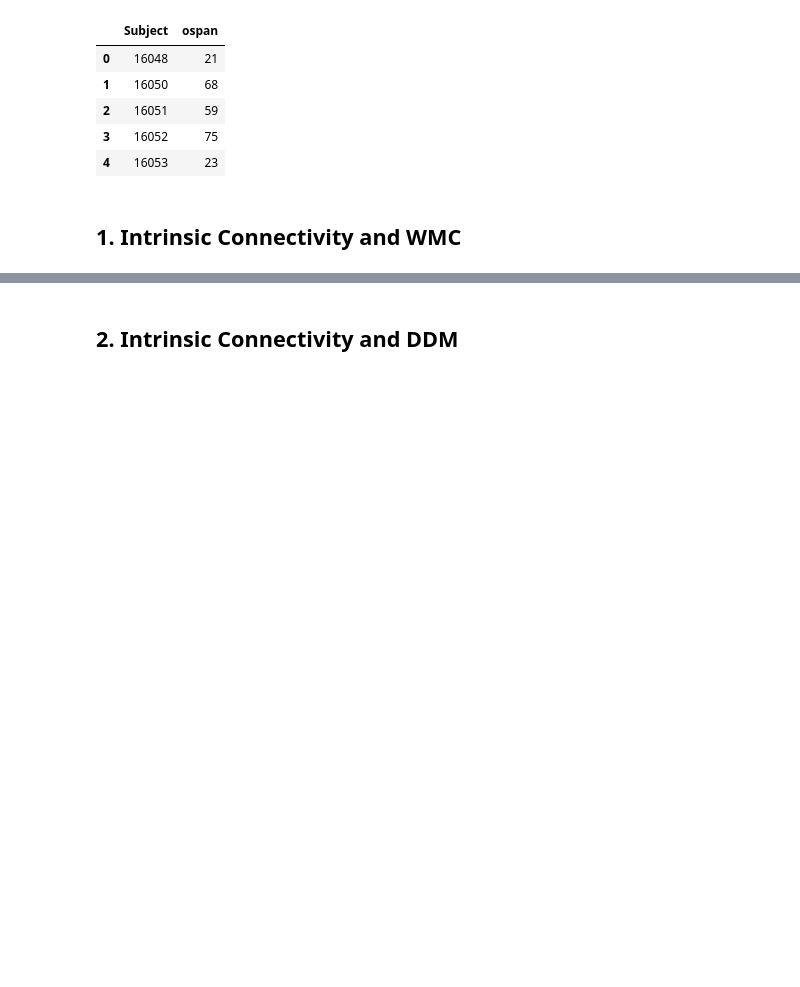
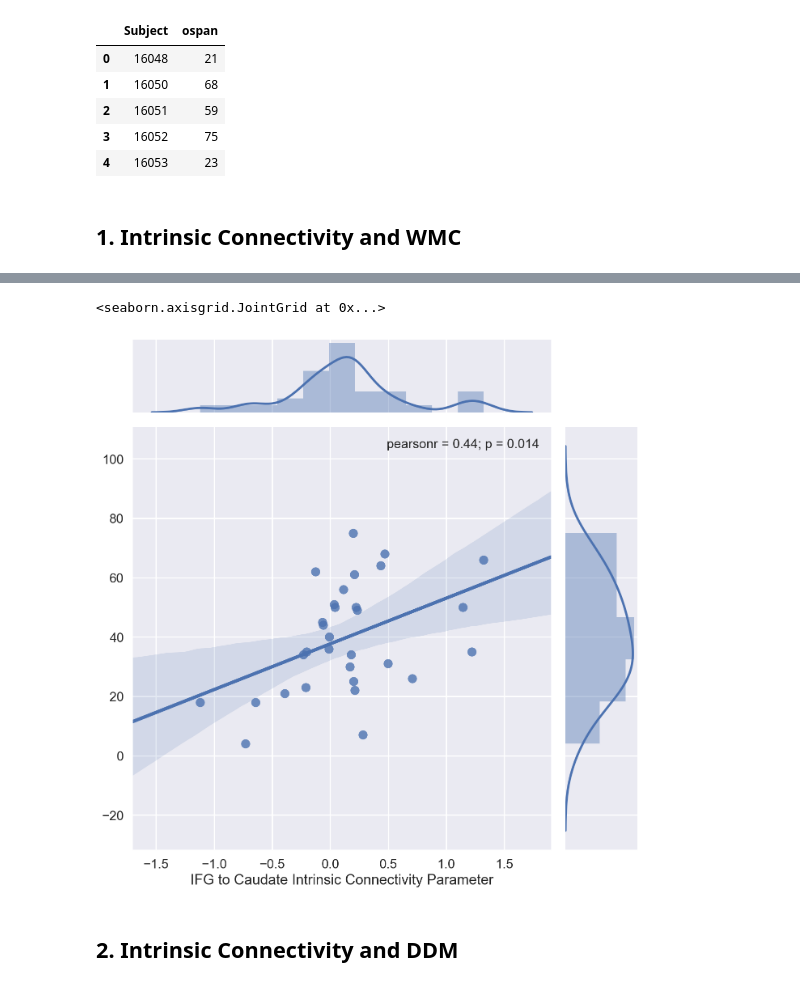
Before and after one commit to josemceb/popDCM, a Jupyter notebook: Analysis/popDCManalysis.ipynb, the cells around one changed output, grey strips where cells are left out. Saved outputs shown, nothing was run; the diff lists cells and outputs as text; code cells hidden in the pictures; blank space fills up the shorter version.

```diff
--- a/Analysis/popDCManalysis.ipynb
+++ b/Analysis/popDCManalysis.ipynb
@@ -109,2 +104,13 @@ fig.set_axis_labels(xlabel='IFG to STN Intrinsic Connectivity Parameter')
+# %%
+fig = sns.jointplot(x='value',
+                    y='ospan',
+                    data=aWMC[aWMC['variable'] == 'IFG_RH-to-CAUD_RH'],
+                    kind='reg',
+                    size=10)
+
+fig.set_axis_labels(xlabel='IFG to Caudate Intrinsic Connectivity Parameter')
+# %% [output]
+<seaborn.axisgrid.JointGrid at 0x...>
+[figure, added]
 # %% [markdown]
 ## 2. Intrinsic Connectivity and DDM
```
Also changed, not shown: parts of 12 cells of this notebook, 3 other files.
